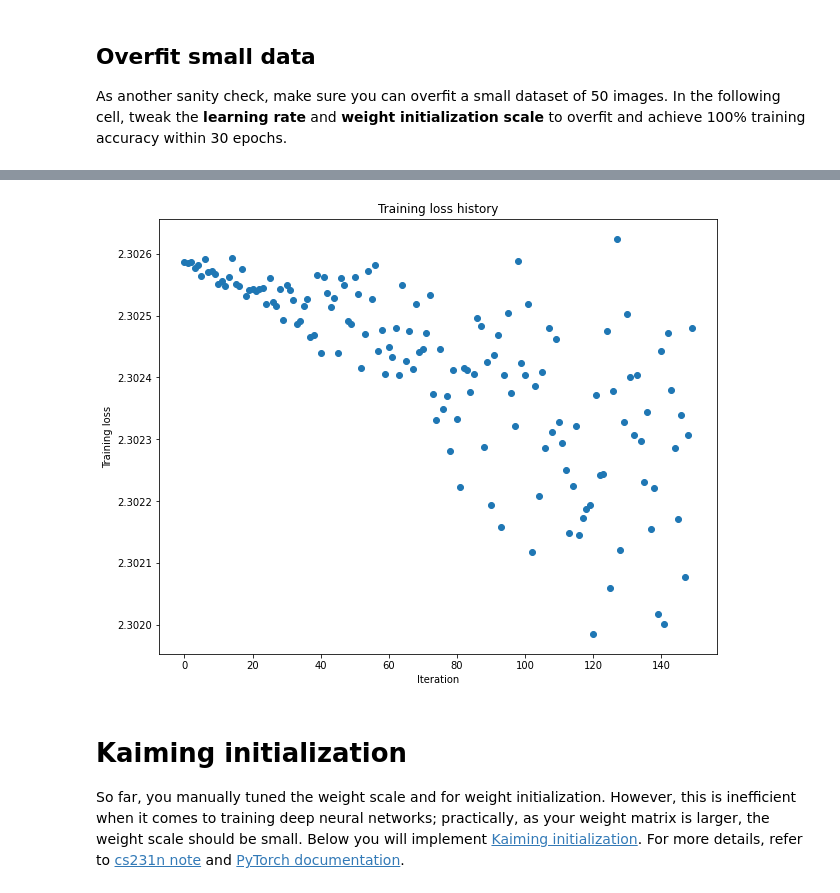
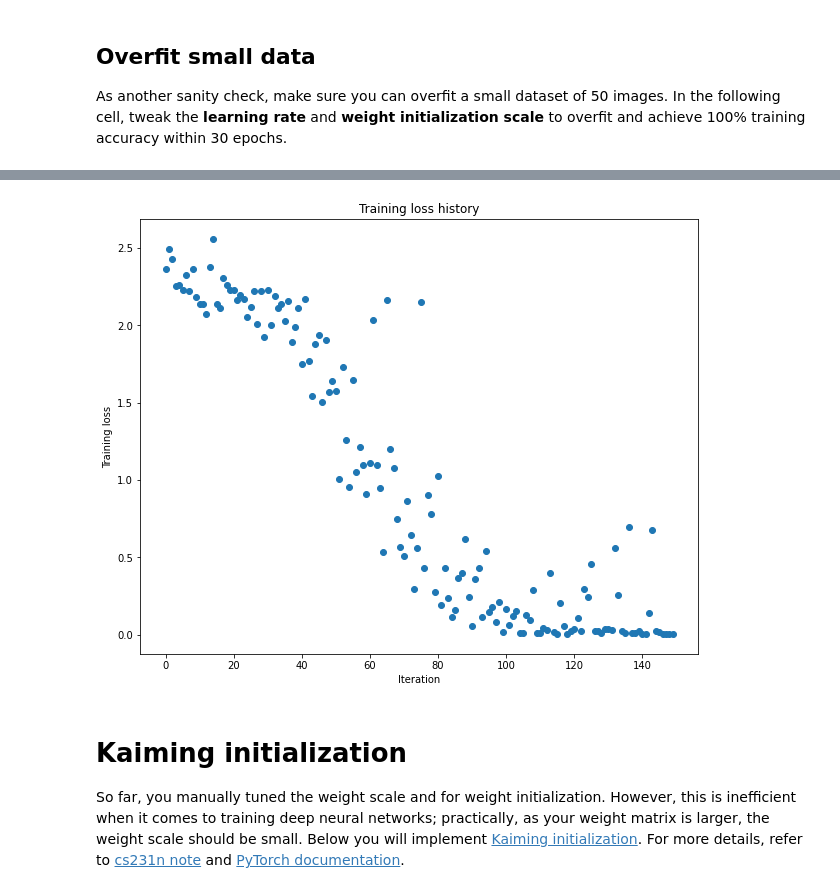
Before and after one commit to engineerJPark/EECS-498-007, a Jupyter notebook: Assignment/A3/convolutional_networks.ipynb, the cells around one changed output, grey strips where cells are left out. Drawn from its saved outputs; the diff is of its cells as text; code cells hidden in the pictures.

```diff
--- a/Assignment/A3/convolutional_networks.ipynb
+++ b/Assignment/A3/convolutional_networks.ipynb
@@ -1449,8 +1466,8 @@ learning_rate = 1e-5  # Experiment with this!
 # TODO: Change weight_scale and learning_rate so your model achieves 100%  #
 # training accuracy within 30 epochs.                                      #
 ############################################################################
-# Replace "pass" statement with your code
-pass
+weight_scale = 0.1
+learning_rate = 1e-2
 ############################################################################
 #                             END OF YOUR CODE                             #
 ############################################################################
@@ -1494,4 +1511,4 @@ plt.show()
-[figure, old version]
+[figure, new version]
 # %% [markdown]
 # Kaiming initialization
 So far, you manually tuned the weight scale and for weight initialization.
```
Also changed, not shown: parts of 16 cells of this notebook.
